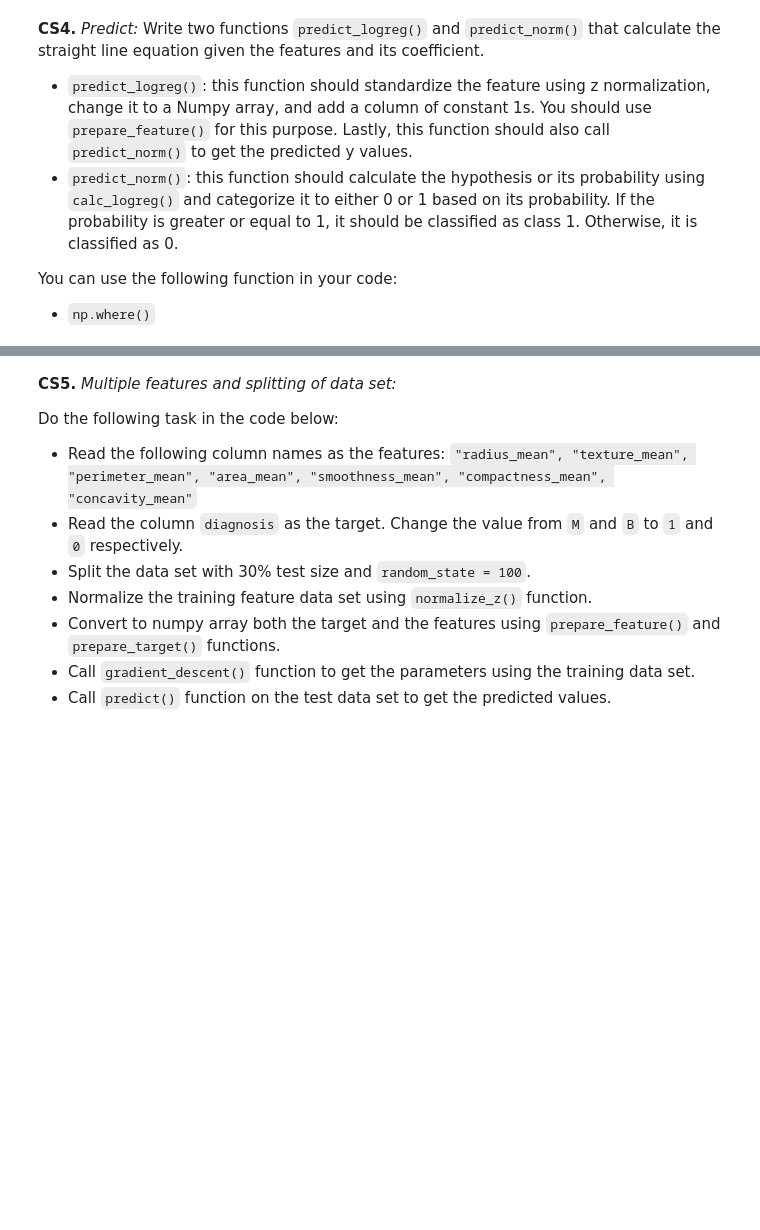
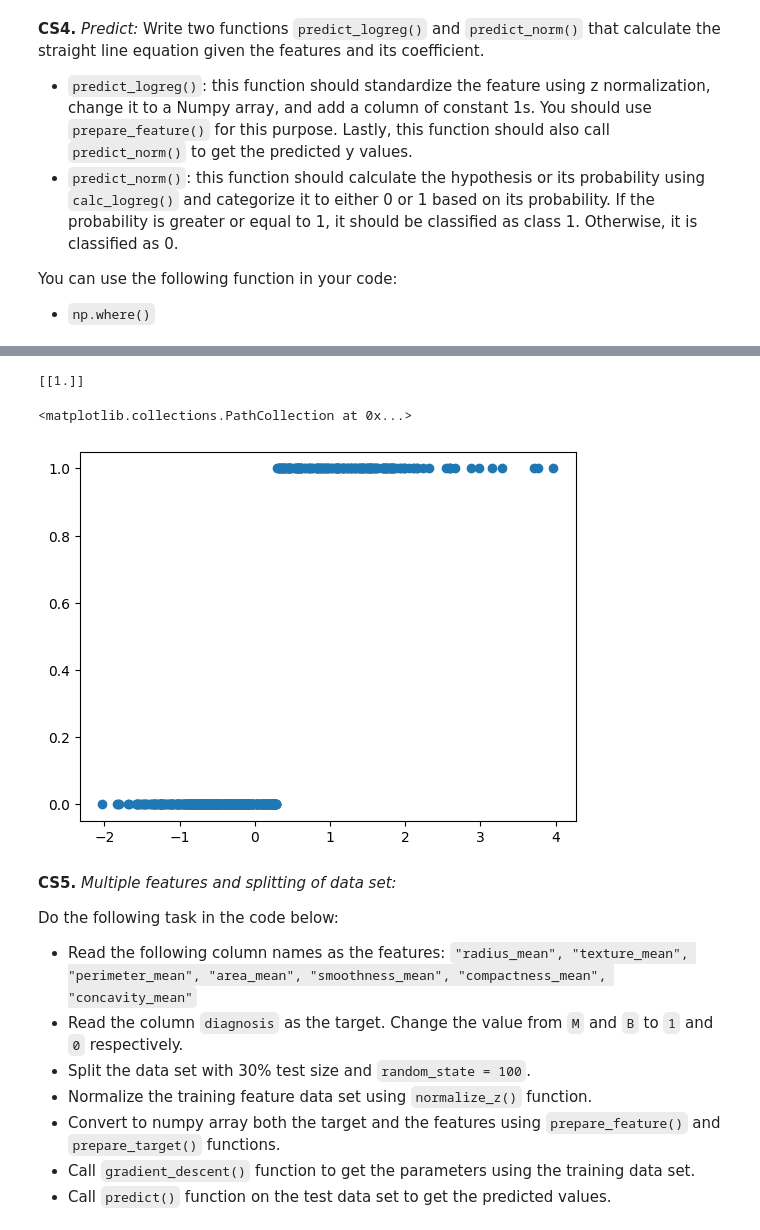
Before and after one commit to kaine119/10.020_DDW, a Jupyter notebook: Week10/Week10_Cohort.ipynb, the cells around one changed output, grey strips where cells are left out. Cells and saved outputs as stored; diff of their text form; code cells hidden in the pictures; blank space fills up the shorter version.

```diff
--- a/Week10/Week10_Cohort.ipynb
+++ b/Week10/Week10_Cohort.ipynb
@@ -219,8 +318,15 @@ def gradient_descent_logreg(X, y, beta, alpha, num_iters):
+# %%
+def gradient_descent_logreg(X, y, beta, learning_rate, num_iters):
+    costs = []
+    for _ in range(num_iters):
+        beta = beta - learning_rate / len(X) * (X.T @ (calc_linreg(X, beta) - y))
+        costs.append(compute_total_cost(beta, X, y))
+    return beta, costs
 # %%
 iterations = 1500
-alpha = 0.01
+learning_rate = 0.01
 beta = np.zeros((2,1))
-beta, J_storage = gradient_descent_logreg(feature, target, beta, alpha, iterations)
+beta, J_storage = gradient_descent_logreg(feature, target, beta, learning_rate, iterations)
 
 print(beta)
 assert beta.shape == (2, 1)
@@ -248,8 +354,9 @@ def predict_norm(X, beta):
+# %%
+def predict_norm(X, beta):
+    return np.fromiter((1 if i > 0.5 else 0 for i in calc_logreg(X, beta)), X.dtype).reshape(-1, 1)
 # %%
 def predict_logreg(df_feature, beta, means=None, stds=None):
-    ###
-    ### YOUR CODE HERE
-    ###
-    pass
+    feature = prepare_feature(normalize_z(df_feature, means, stds)[0])
+    return predict_norm(feature, beta)
 # %%
 pred = predict_logreg(df_feature, beta)
@@ -263,14 +389,20 @@ stds = [1]
 beta =np.array([[-0.56630289], [ 1.93763591]])
 input_1row = np.array([[2.109139]])
 pred_1row = predict_logreg(input_1row, beta, means, stds)
+print(pred_1row)
 assert pred_1row[0][0] == 1
+# %% [output]
+[[1.]]
 # %%
 ###
 ### AUTOGRADER TEST - DO NOT REMOVE
 ###
 # %%
-plt.scatter(df_feature, df_target)
+# plt.scatter(df_feature,, pred)
 plt.scatter(df_feature, pred)
+# %% [output]
+<matplotlib.collections.PathCollection at 0x...>
+[figure, added]
 # %% [markdown]
 **CS5.** *Multiple features and splitting of data set:*
 
```
Also changed, not shown: parts of 31 cells of this notebook, 5 other files.
